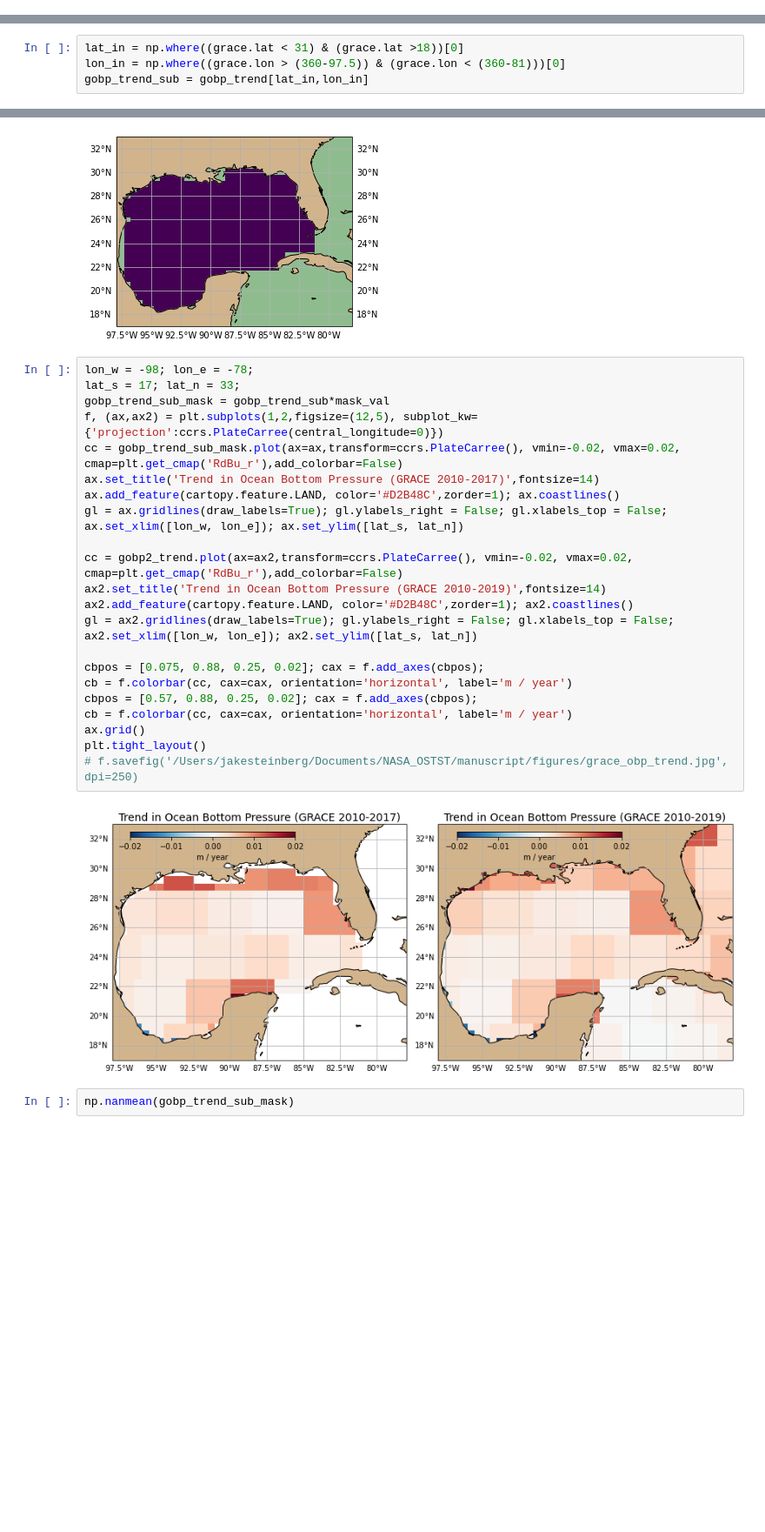
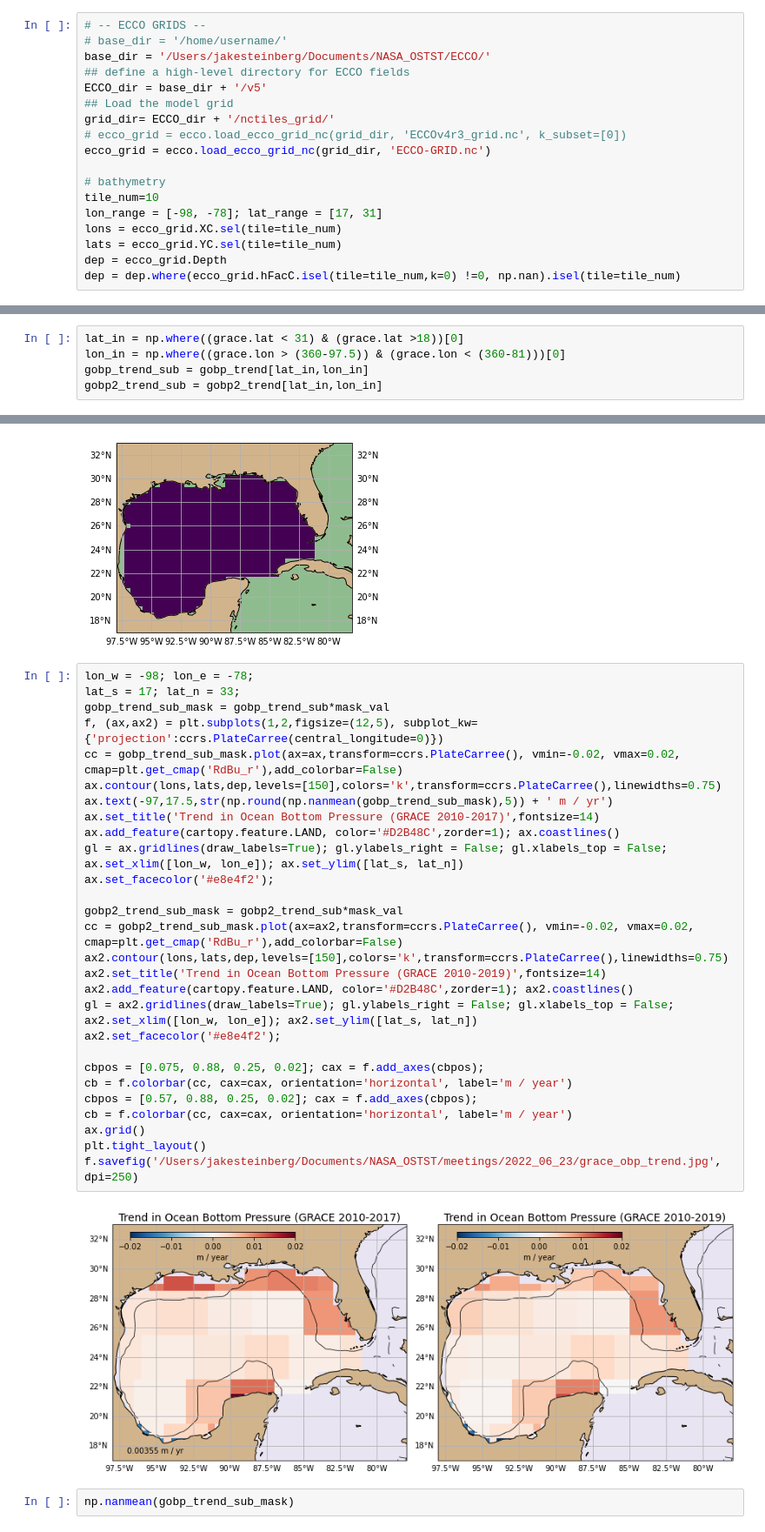
Before and after one commit to jakesteinberg/nasa_ostst, a Jupyter notebook: grace.ipynb, the cells around one changed output, grey strips where cells are left out. Shown at 87% size. Drawn from its saved outputs; the diff is of its cells as text; blank space fills up the shorter version.

```diff
--- a/grace.ipynb
+++ b/grace.ipynb
@@ -12,6 +12,24 @@ import matplotlib as mpl
 sys.path.append('/Users/jakesteinberg/ECCOv4-py/ECCOv4-py')
 import ecco_v4_py as ecco
 %matplotlib inline
+# %%
+# -- ECCO GRIDS --
+# base_dir = '/home/username/'
+base_dir = '/Users/jakesteinberg/Documents/NASA_OSTST/ECCO/'
+## define a high-level directory for ECCO fields
+ECCO_dir = base_dir + '/v5'
+## Load the model grid
+grid_dir= ECCO_dir + '/nctiles_grid/'
+# ecco_grid = ecco.load_ecco_grid_nc(grid_dir, 'ECCOv4r3_grid.nc', k_subset=[0])
+ecco_grid = ecco.load_ecco_grid_nc(grid_dir, 'ECCO-GRID.nc')
+
+# bathymetry
+tile_num=10
+lon_range = [-98, -78]; lat_range = [17, 31]
+lons = ecco_grid.XC.sel(tile=tile_num)
+lats = ecco_grid.YC.sel(tile=tile_num)
+dep = ecco_grid.Depth
+dep = dep.where(ecco_grid.hFacC.isel(tile=tile_num,k=0) !=0, np.nan).isel(tile=tile_num)
 # %%
 grace = xr.open_dataset('/Users/jakesteinberg/Documents/NASA_OSTST/GRACE/GRCTellus.JPL.200204_202201.GLO.RL06M.MSCNv02CRI.nc')
 # %%
@@ -125,6 +143,7 @@ plt.tight_layout()
 lat_in = np.where((grace.lat < 31) & (grace.lat >18))[0]
 lon_in = np.where((grace.lon > (360-97.5)) & (grace.lon < (360-81)))[0]
 gobp_trend_sub = gobp_trend[lat_in,lon_in]
+gobp2_trend_sub = gobp2_trend[lat_in,lon_in]
 # %%
 gulf_mask = xr.open_dataset('/Users/jakesteinberg/Documents/NASA_OSTST/ecco_gulf_mask_3.nc')
 # %%
@@ -154,29 +177,35 @@ ax.set_facecolor('#8FBC8F'); ax.set_xlim([lon_w, lon_e]); ax.set_ylim([lat_s, la
 # %%
 lon_w = -98; lon_e = -78;
 lat_s = 17; lat_n = 33;
 gobp_trend_sub_mask = gobp_trend_sub*mask_val
 f, (ax,ax2) = plt.subplots(1,2,figsize=(12,5), subplot_kw={'projection':ccrs.PlateCarree(central_longitude=0)})
 cc = gobp_trend_sub_mask.plot(ax=ax,transform=ccrs.PlateCarree(), vmin=-0.02, vmax=0.02, cmap=plt.get_cmap('RdBu_r'),add_colorbar=False)
+ax.contour(lons,lats,dep,levels=[150],colors='k',transform=ccrs.PlateCarree(),linewidths=0.75)
+ax.text(-97,17.5,str(np.round(np.nanmean(gobp_trend_sub_mask),5)) + ' m / yr')
 ax.set_title('Trend in Ocean Bottom Pressure (GRACE 2010-2017)',fontsize=14)
 ax.add_feature(cartopy.feature.LAND, color='#D2B48C',zorder=1); ax.coastlines()
 gl = ax.gridlines(draw_labels=True); gl.ylabels_right = False; gl.xlabels_top = False;
 ax.set_xlim([lon_w, lon_e]); ax.set_ylim([lat_s, lat_n])
+ax.set_facecolor('#e8e4f2');
 
-cc = gobp2_trend.plot(ax=ax2,transform=ccrs.PlateCarree(), vmin=-0.02, vmax=0.02, cmap=plt.get_cmap('RdBu_r'),add_colorbar=False)
+gobp2_trend_sub_mask = gobp2_trend_sub*mask_val
+cc = gobp2_trend_sub_mask.plot(ax=ax2,transform=ccrs.PlateCarree(), vmin=-0.02, vmax=0.02, cmap=plt.get_cmap('RdBu_r'),add_colorbar=False)
+ax2.contour(lons,lats,dep,levels=[150],colors='k',transform=ccrs.PlateCarree(),linewidths=0.75)
 ax2.set_title('Trend in Ocean Bottom Pressure (GRACE 2010-2019)',fontsize=14)
 ax2.add_feature(cartopy.feature.LAND, color='#D2B48C',zorder=1); ax2.coastlines()
 gl = ax2.gridlines(draw_labels=True); gl.ylabels_right = False; gl.xlabels_top = False;
 ax2.set_xlim([lon_w, lon_e]); ax2.set_ylim([lat_s, lat_n])
+ax2.set_facecolor('#e8e4f2');
 
 cbpos = [0.075, 0.88, 0.25, 0.02]; cax = f.add_axes(cbpos);
 cb = f.colorbar(cc, cax=cax, orientation='horizontal', label='m / year')
 cbpos = [0.57, 0.88, 0.25, 0.02]; cax = f.add_axes(cbpos);
 cb = f.colorbar(cc, cax=cax, orientation='horizontal', label='m / year')
 ax.grid()
 plt.tight_layout()
-# f.savefig('/Users/jakesteinberg/Documents/NASA_OSTST/manuscript/figures/grace_obp_trend.jpg', dpi=250)
+f.savefig('/Users/jakesteinberg/Documents/NASA_OSTST/meetings/2022_06_23/grace_obp_trend.jpg', dpi=250)
 # %% [output]
-[figure, old version]
+[figure, new version]
 # %%
 np.nanmean(gobp_trend_sub_mask)
 # %% [output]
```
Also changed, not shown: parts of 2 cells of this notebook, 3 other files.
